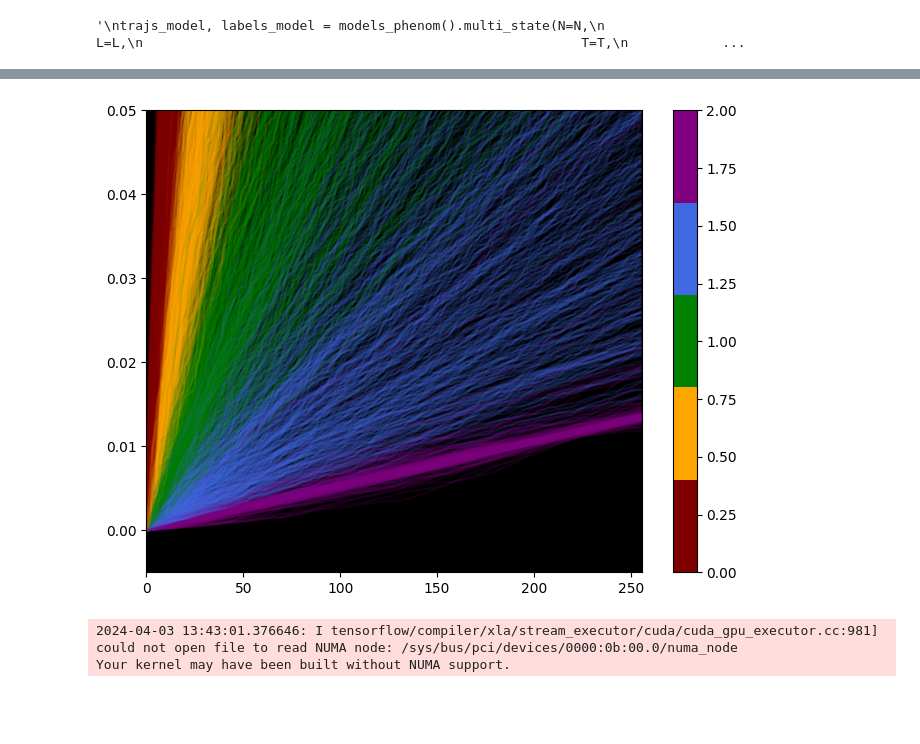
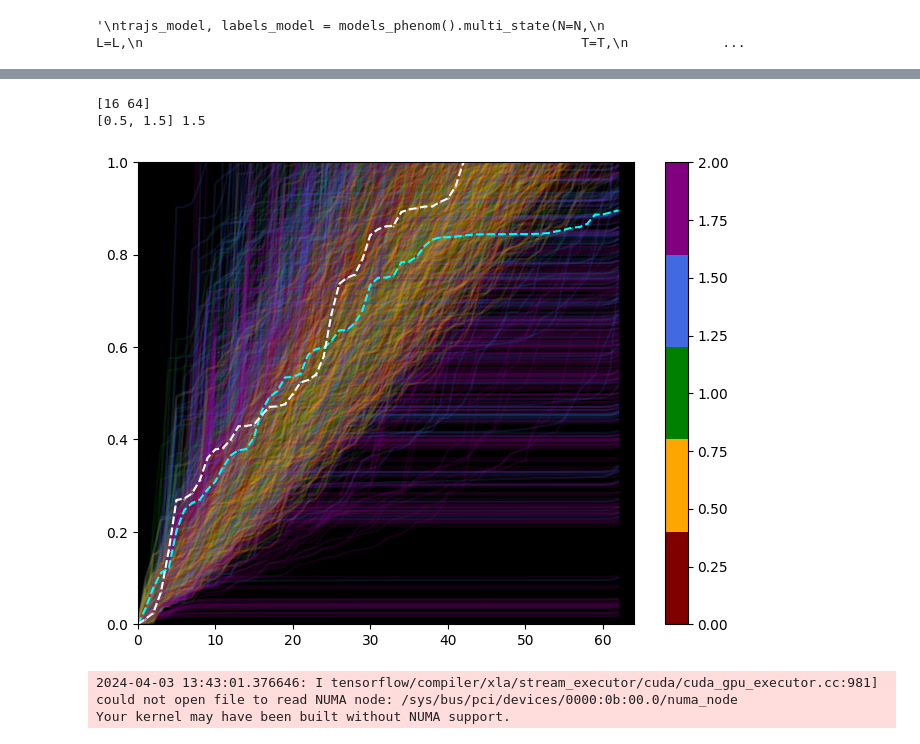
Before and after one commit to JunwooParkSaribu/SPT_a, a Jupyter notebook: analysis_modeling/training_sample3.ipynb, the cells around one changed output, grey strips where cells are left out. Cells and saved outputs as stored; diff of their text form; code cells hidden in the pictures; blank space fills up the shorter version.

```diff
--- a/analysis_modeling/training_sample3.ipynb
+++ b/analysis_modeling/training_sample3.ipynb
@@ -51,5 +51,5 @@ alphas = [0.001, 0.5, 1.0,  1.5, 1.999]
 # %%
-N=10000
+N=2000
 T=WINDOW_WIDTH
 L = None
 # %%
@@ -80,6 +80,8 @@ for n_label in range(NB_LABEL_FEATURES):
     alpha = [alphas[n_label], alphas[n_label]]
     print(n_label)
     print(alpha)
+    #random.seed(38)
+    #strandom.seed(38)
     trajs_model, labels_model = models_phenom().multi_state(N=N,
                                                             L=L,
                                                             T=T,
@@ -122,7 +124,12 @@ for n_label in range(NB_LABEL_FEATURES):
         xs2 = np.cumsum(abs(uncumulate(xs2))) / (WINDOW_WIDTH/2)
         concat_xs = np.stack((xs1, xs2)).reshape(-1)
         """
-        xs = (xs - np.mean(xs)) / np.std(xs)
+
+        SEARCH_WIDTH = 4
+        for i in range(WINDOW_WIDTH):
+            xs[i:i+SEARCH_WIDTH] = \
+            (xs[i:i+SEARCH_WIDTH] / np.std(xs[i:i+SEARCH_WIDTH]))
+        #xs = xs / (np.std(xs))
         xs = np.cumsum(abs(uncumulate(xs))) / WINDOW_WIDTH
 
 
@@ -139,7 +146,10 @@ for n_label in range(NB_LABEL_FEATURES):
         ys2 = np.cumsum(abs(uncumulate(ys2))) / (WINDOW_WIDTH/2)
         concat_ys = np.stack((ys1, ys2)).reshape(-1)
         """
-        ys = (ys - np.mean(ys)) / np.std(ys)
+        for i in range(WINDOW_WIDTH):
+            ys[i:i+SEARCH_WIDTH] = \
+            (ys[i:i+SEARCH_WIDTH] / np.std(ys[i:i+SEARCH_WIDTH]))
+        #ys = ys / (np.std(ys))
         ys = np.cumsum(abs(uncumulate(ys))) / WINDOW_WIDTH
 
 
@@ -254,7 +266,7 @@ while len(cp_seqs) < 100:
                                                             L=None,
                                                             T=T,
                                                             alphas=[alpha1, alpha2],  # Fixed alpha for each state
-                                                            Ds=[[0.1, 0.0], [0.1, 0.0]],# Mean and variance of each state
+                                                            Ds=[[10.0, 0.0], [0.1, 0.0]],# Mean and variance of each state
                                                             M=[[0.999, 0.001], [0.001, 0.999]]
                                                            )
     changepoints, alphas_cp, Ds, state_num = label_continuous_to_list(labels_model[:, 0, :])
@@ -279,6 +291,9 @@ while len(cp_seqs) < 100:
             for index, seqxy in enumerate([[change_point_containing_seq[:, 0], change_point_containing_seq[:, 1]],
                                            [non_change_point_containing_seq[:, 0], non_change_point_containing_seq[:, 1]]]):
                 xs = seqxy[0]
+                xs = xs / np.std(xs)
+                xs = np.cumsum(abs(uncumulate(xs))) / WINDOW_WIDTH
+                """
                 xs1 = xs[:int(0.5*len(xs))]
                 xs2 = xs[int(0.5*len(xs)):]
                 xs1 = xs1 - float(xs1[0])
@@ -316,17 +331,18 @@ while len(cp_seqs) < 100:
                     xs1 = np.cumsum(abs(uncumulate(xs1))) / (WINDOW_WIDTH/2)
                     xs2 = np.cumsum(abs(uncumulate(xs2))) / (WINDOW_WIDTH/2)
                 concat_xs = np.stack((xs1, xs2)).reshape(-1)
+                """
 
                 #ys = seqxy[1]
                 #ys = (ys - np.mean(ys)) / np.std(ys)
                 #ys = np.cumsum(abs(uncumulate(ys))) / WINDOW_WIDTH
 
                 if index == 0:
-                    cp_seqs.append(concat_xs)
+                    cp_seqs.append(xs)
                     cp_alphasets.append(cp_alphaset)
                     #cp_seqs.append(ys)
                 else:
-                    non_cp_seqs.append(concat_xs)
+                    non_cp_seqs.append(xs)
                     non_cp_alphasets.append(mono_alpha)
                     #non_cp_seqs.append(ys)
     if len(cp_seqs)%100 == 0: print(len(cp_seqs), len(non_cp_seqs))
@@ -359,28 +468,31 @@ print(train_input.shape, train_label.shape, val_input.shape, val_label.shape)
 # %%
 fig = plt.figure()
 ax = plt.axes()
-ax.set_facecolor("k")
-color_set = ['maroon', 'orange',  'green',  'royalblue', 'purple']
+ax.set_facecolor("black")
 cmap = mpl.colors.ListedColormap(color_set)
-myrange = np.arange(47, 48)
+myrange = np.arange(38, 39)
+print(seq_change_points[myrange[0]])
 for i in range(0, 2000):
     color = color_set[train_label[i][0]]
     ax.plot(train_input[i], label=f'{train_label[i]}', color=color, alpha=0.15, zorder=-1)
-"""
+
 for cp_seq, changepoint_alpha, non_cp_seq, non_cp_alpha in zip(cp_seqs[myrange[0]:myrange[0]+1],
                                                                cp_alphasets[myrange[0]:myrange[0]+1],
                                                                non_cp_seqs[myrange[0]:myrange[0]+1],
                                                                non_cp_alphasets[myrange[0]:myrange[0]+1]):
     print(changepoint_alpha, non_cp_alpha)
     ax.plot(cp_seq, color='aqua', alpha=1.0, marker='o', linestyle='dashed', markersize=0.3)
     ax.plot(non_cp_seq, color='white', alpha=1.0, marker='o', linestyle='dashed', markersize=0.3)
-"""
-ax.set_xlim([0.0, WINDOW_WIDTH])
-ax.set_ylim([-0.005, 0.05])
+
+ax.set_xlim([0, WINDOW_WIDTH])
+#ax.set_ylim([0, np.max(cp_seq)])
+ax.set_ylim([0.0, 1.0])
 fig.colorbar(mpl.cm.ScalarMappable(cmap=cmap, norm=mpl.colors.Normalize(vmin=0, vmax=2)))
-plt.savefig(f'./{WINDOW_WIDTH}.png', transparent=True)
+plt.savefig(f'./{WINDOW_WIDTH}.png', transparent=False)
 # %% [output]
+[16 64]
+[0.5, 1.5] 1.5
-[figure, old version]
+[figure, new version]
 # %%
 train_tf = tf.data.Dataset.from_tensor_slices((train_input, train_label)).batch(BATCH_SIZE)
 val_tf = tf.data.Dataset.from_tensor_slices((val_input, val_label)).batch(BATCH_SIZE)
```
Also changed, not shown: parts of 11 cells of this notebook, 2 other files.
